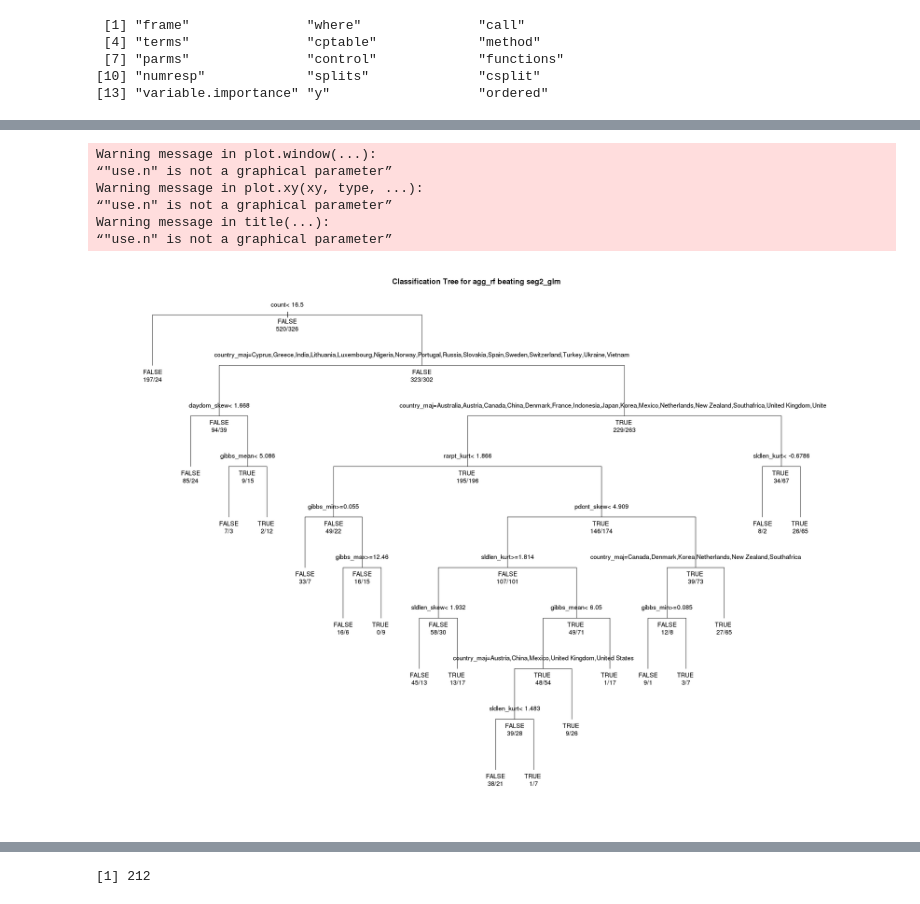
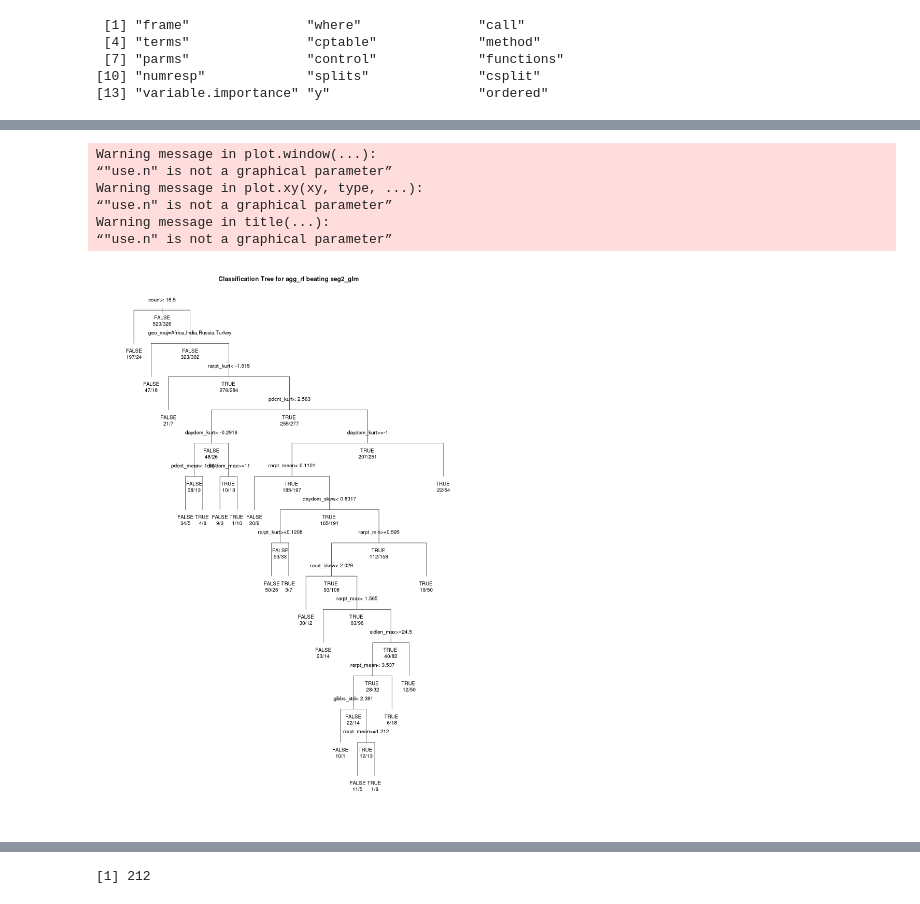
Before and after one commit to liouviaglou/Domains, a Jupyter notebook: scripts/phaseII_05_metalearning/tld_reseller_compare_meta_geo.ipynb, the cells around one changed output, grey strips where cells are left out. Saved outputs shown, nothing was run; the diff lists cells and outputs as text; code cells hidden in the pictures.

```diff
--- a/scripts/phaseII_05_metalearning/tld_reseller_compare_meta_geo.ipynb
+++ b/scripts/phaseII_05_metalearning/tld_reseller_compare_meta_geo.ipynb
@@ -211,0 +180,3 @@ length(tld_reseller_names_2)
+# %%
+# replace original
+expiry_train_df_1 <- expiry_train_df_2
@@ -454,6 +450,8 @@ metrics_df = metrics_df %>%
             region_maj = region_maj,
             country_cnt = country_cnt,
             region_cnt = region_cnt,
+            geo_cnt = geo_cnt,
+            geo_maj = geo_maj,
 
             daydom_min = daydom_min,
             daydom_max = daydom_max,
@@ -705,7 +724,9 @@ names(metrics_df)
 # %%
 metrics_df_sub = metrics_df %>%
   select('auc_win', 'l10_win',
-         'count','ren_prp','tld_rat','country_maj','region_maj','country_cnt','region_cnt',
+         'count','ren_prp','tld_rat',
+         'geo_maj', 'geo_cnt',
+         #'country_maj','region_maj','country_cnt','region_cnt',
          'daydom_min','daydom_max','daydom_mean','daydom_rng','daydom_std','daydom_skew','daydom_kurt',
          'sldlen_min','sldlen_max','sldlen_mean','sldlen_rng','sldlen_std','sldlen_skew','sldlen_kurt',
          'gibbs_min','gibbs_max','gibbs_mean','gibbs_rng','gibbs_std','gibbs_skew','gibbs_kurt',
@@ -1054,6 +1073,7 @@ names(train)
 fit <- rpart(auc_win_aggseg2 ~ .,
              method="class",
              data=subset(train, select = -c(tld_reseller,
+                                            country_maj,region_maj,country_cnt,region_cnt,
                                             l10_seg2_glm,l10_seg_glm,l10_agg_glm,l10_seg2_rf,l10_seg_rf,l10_agg_rf,
                                             auc_seg2_glm,auc_seg_glm,auc_agg_glm,auc_seg2_rf,auc_seg_rf,auc_agg_rf,
                                             auc_win,l10_win,l10_win_aggseg2)))
@@ -1123,13 +1139,14 @@ node), split, n, loss, yval, (yprob)
 # %%
 # plot tree
+options(repr.plot.width=12, repr.plot.height=18)
 plot(fit, uniform=TRUE,
    main="Classification Tree for agg_rf beating seg2_glm", use.n=TRUE)
 text(fit, use.n=TRUE, all=TRUE, cex=1, pretty=1)
 # %% [output]
 Warning message in plot.window(...):
 “"use.n" is not a graphical parameter”
 Warning message in plot.xy(xy, type, ...):
 “"use.n" is not a graphical parameter”
 Warning message in title(...):
 “"use.n" is not a graphical parameter”
-[figure, old version]
+[figure, new version]
```
Also changed, not shown: parts of 68 cells of this notebook, 1 other file.
